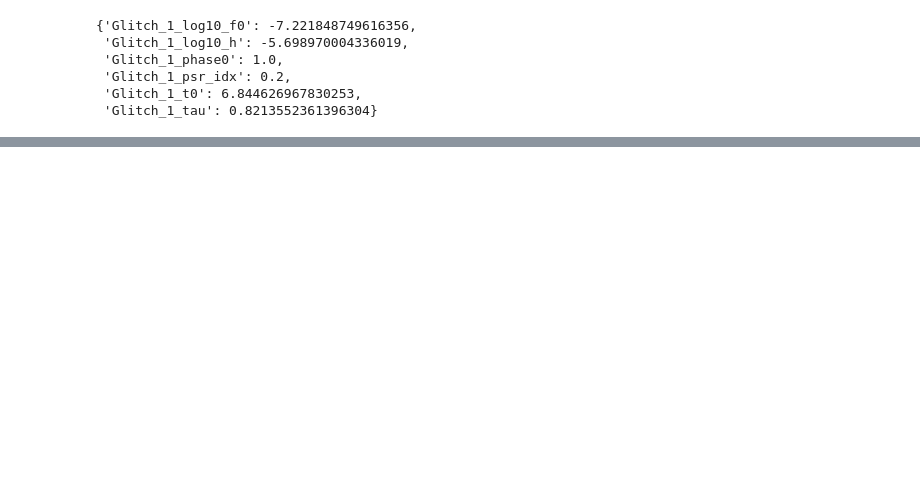
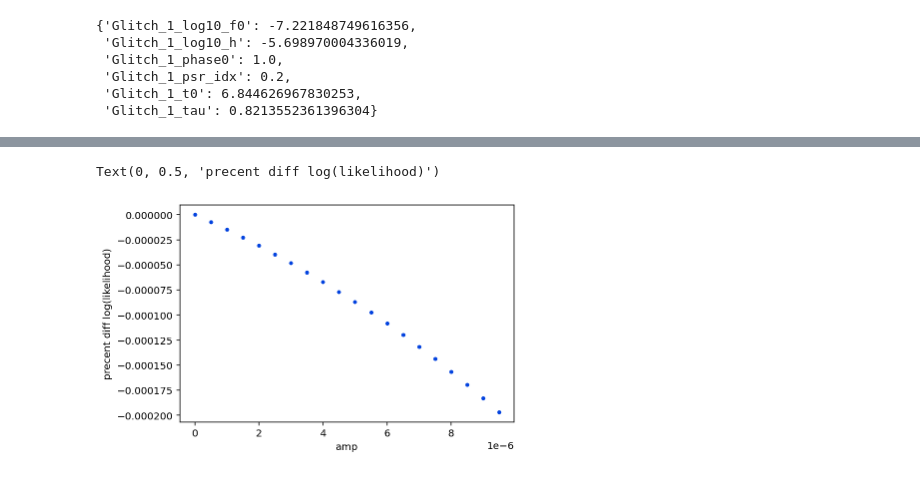
Before and after one commit to JacobATaylor/QuickBurst, a Jupyter notebook: Likelihood_tests.ipynb, the cells around one changed output, grey strips where cells are left out. Cells and saved outputs as stored; diff of their text form; code cells hidden in the pictures; blank space fills up the shorter version.

```diff
--- a/Likelihood_tests.ipynb
+++ b/Likelihood_tests.ipynb
@@ -322,3 +420,12 @@ LogL:  9851.069441744154
+# %%
+plt.plot(amplitudes, log_L_Fast/log_L_Ent - 1., ls='', marker='.', color='xkcd:blue')
+#plt.gca().axhline(0.1, ls='--', color='xkcd:green')
+plt.xlabel("amp")
+plt.ylabel("precent diff log(likelihood)")
+#plt.yscale('log')
+# %% [output]
+Text(0, 0.5, 'precent diff log(likelihood)')
+[figure, added]
 # %%
 for i, psr in enumerate(psrs_sim):
     plt.figure(i)
```
Also changed, not shown: parts of 31 cells of this notebook, 2 other files.
